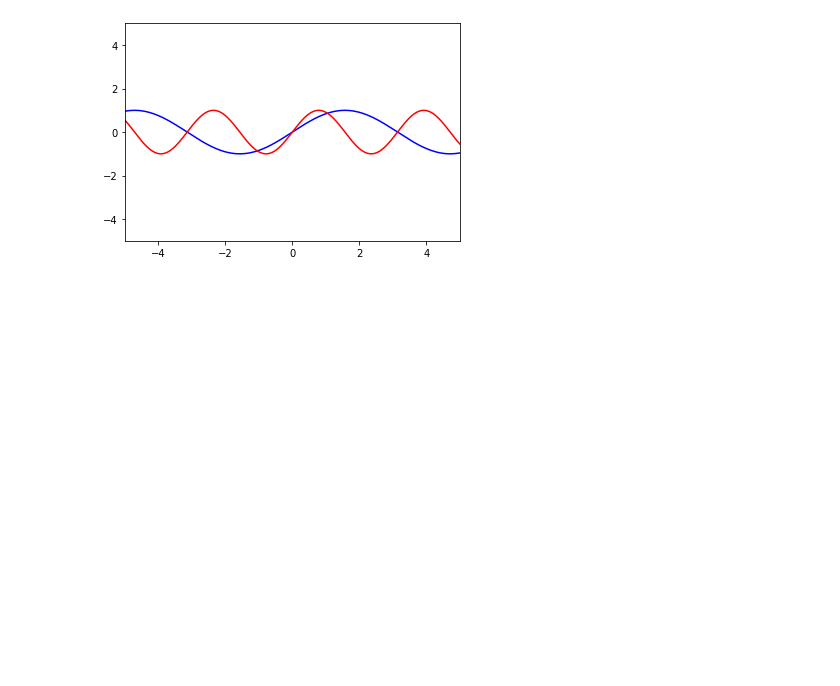
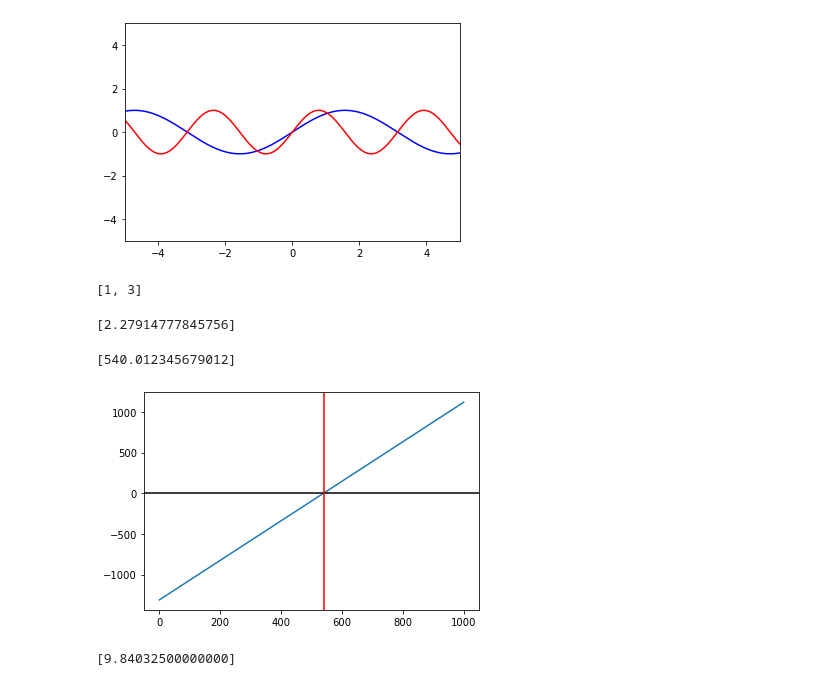
Before and after one commit to jiltednut/stat_calc_py, a Jupyter notebook: Chapter_4/Functions_&_Algebra.ipynb, the cells around one changed output. Saved outputs shown, nothing was run; the diff lists cells and outputs as text; code cells hidden in the pictures; blank space fills up the shorter version.

Commit message:
Completed section 4.03 - Equations. Beginning Exercise 4.04 - Systems of Equations.

```diff
--- a/Chapter_4/Functions_&_Algebra.ipynb
+++ b/Chapter_4/Functions_&_Algebra.ipynb
@@ -137,0 +145,31 @@ plt.show()
+# %%
+solve(x ** 3 - 7 * x ** 2 + 15 * x - 9, x)
+# %% [output]
+[1, 3]
+# %%
+solve(3 * e ** (x + 2) + 3 - 2 * (e ** x + 100), x)
+# %% [output]
+[2.27914777845756]
+# %%
+# Exercise 4.03: Introduction To Breakeven Analysis
+x = Symbol('x')
+# equation = 8.99 * x = 6.56 * x + 1312.23
+solve(8.99 * x - 6.56 * x - 1312.23, x)
+# %% [output]
+[540.012345679012]
+# %%
+# Setup the xs to the a list from 0 - 1000
+xs = np.linspace(0, 1000, 1001)
+plt.plot(xs, 2.43 * xs - 1312.13)
+plt.axhline(0, c = 'k')
+plt.axvline(540, c = 'r')
+plt.show()
+# %% [output]
+[figure, added]
+# %%
+# x = (400 * 6.56 + 1312.13)/400
+# 400x = 3936.13
+(400 * 6.56 + 1312.13)/400
+solve(400 * x - 3936.13, x)
+# %% [output]
+[9.84032500000000]
```
Also changed, not shown: parts of 4 cells of this notebook.
